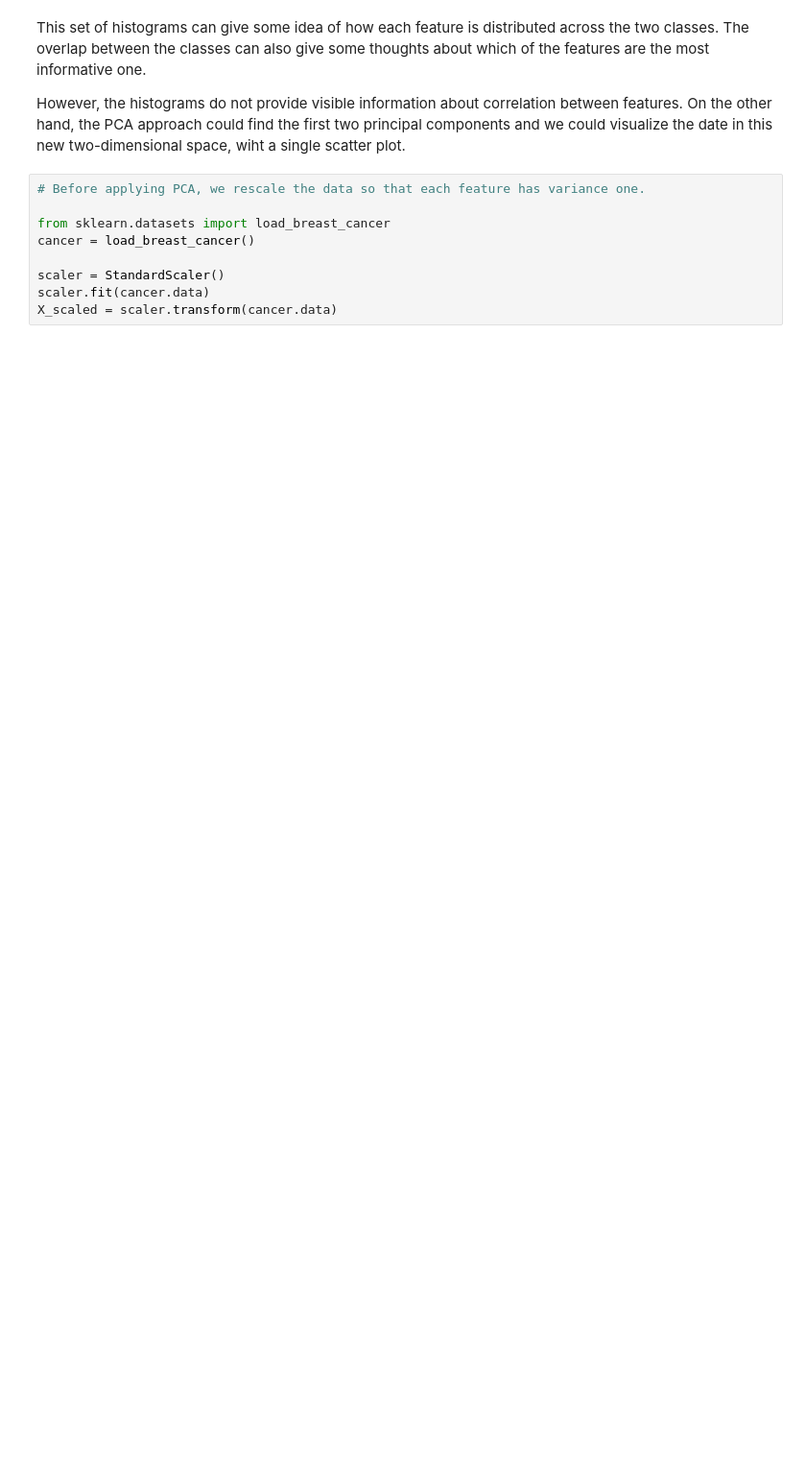
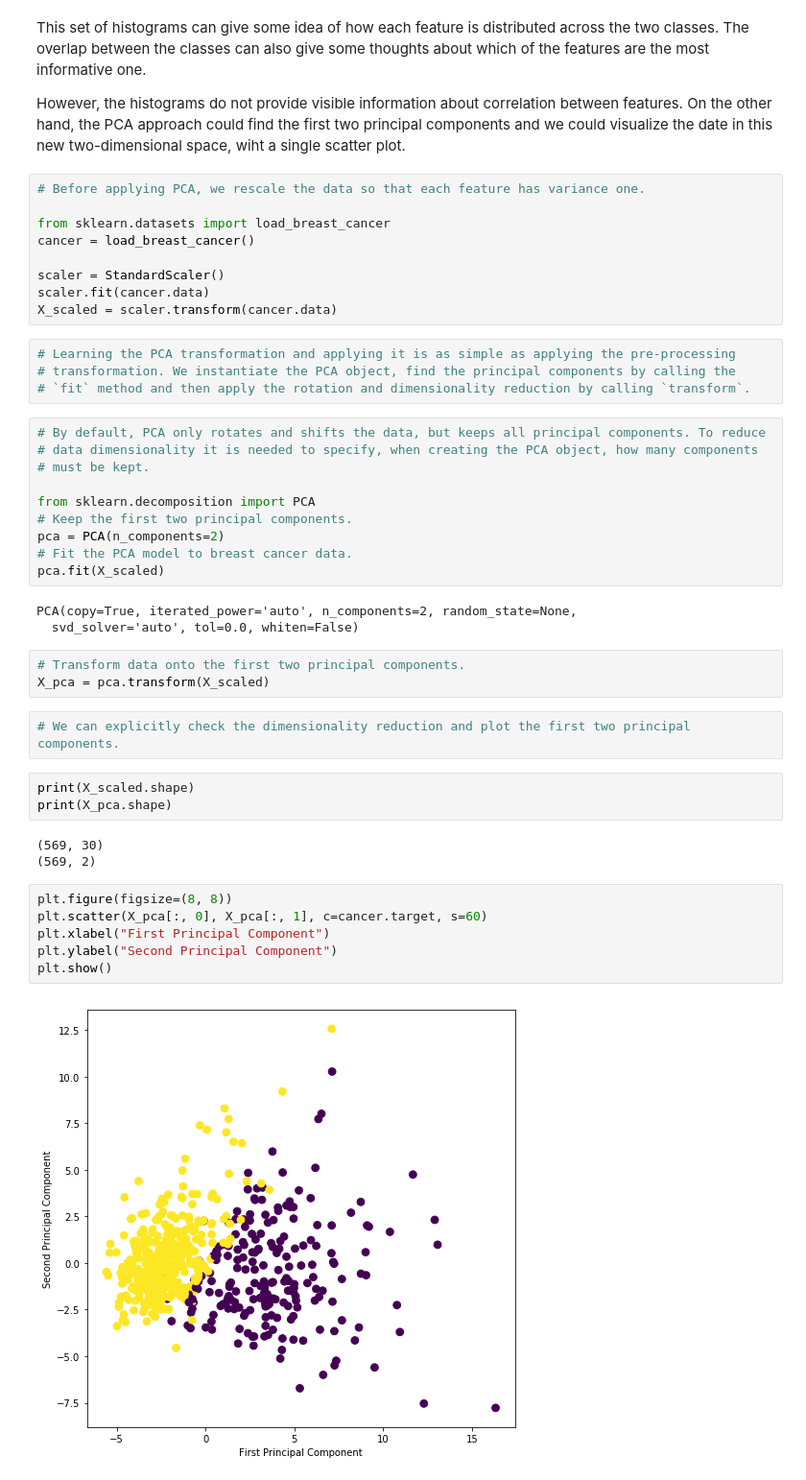
Before and after one commit to rodsveiga/ML_with_Python-Study_notes, a Jupyter notebook: Unsupervised_Learning.ipynb, the cells around one changed output. Shown at 96% size. Drawn from its saved outputs; the diff is of its cells as text; blank space fills up the shorter version.

```diff
--- a/Unsupervised_Learning.ipynb
+++ b/Unsupervised_Learning.ipynb
@@ -360,3 +360,39 @@ cancer = load_breast_cancer()
 scaler = StandardScaler()
 scaler.fit(cancer.data)
 X_scaled = scaler.transform(cancer.data)
+# %%
+# Learning the PCA transformation and applying it is as simple as applying the pre-processing
+# transformation. We instantiate the PCA object, find the principal components by calling the
+# `fit` method and then apply the rotation and dimensionality reduction by calling `transform`.
+# %%
+# By default, PCA only rotates and shifts the data, but keeps all principal components. To reduce
+# data dimensionality it is needed to specify, when creating the PCA object, how many components
+# must be kept.
+
+from sklearn.decomposition import PCA
+# Keep the first two principal components.
+pca = PCA(n_components=2)
+# Fit the PCA model to breast cancer data.
+pca.fit(X_scaled)
+# %% [output]
+PCA(copy=True, iterated_power='auto', n_components=2, random_state=None,
+  svd_solver='auto', tol=0.0, whiten=False)
+# %%
+# Transform data onto the first two principal components.
+X_pca = pca.transform(X_scaled)
+# %%
+# We can explicitly check the dimensionality reduction and plot the first two principal components.
+# %%
+print(X_scaled.shape)
+print(X_pca.shape)
+# %% [output]
+(569, 30)
+(569, 2)
+# %%
+plt.figure(figsize=(8, 8))
+plt.scatter(X_pca[:, 0], X_pca[:, 1], c=cancer.target, s=60)
+plt.xlabel("First Principal Component")
+plt.ylabel("Second Principal Component")
+plt.show()
+# %% [output]
+[figure, added]
```
